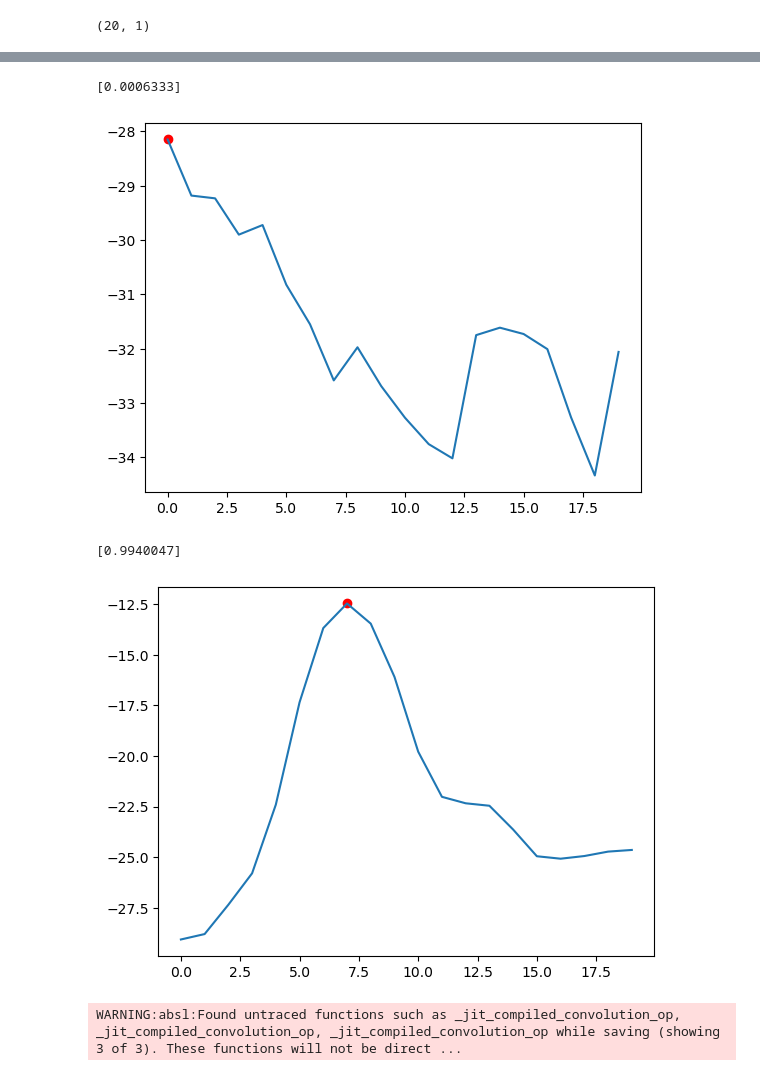
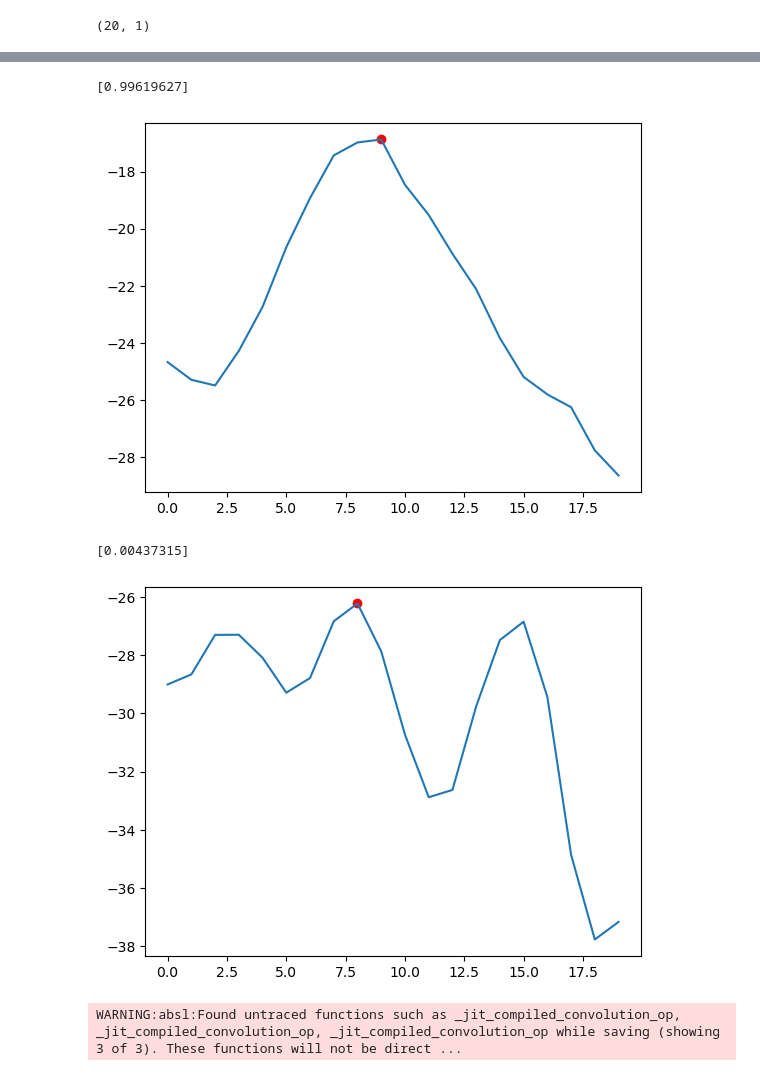
Before and after one commit to enter-opy/everest, a Jupyter notebook: train.ipynb, the cells around one changed output, grey strips where cells are left out. Drawn from its saved outputs; the diff is of its cells as text; code cells hidden in the pictures.

Commit message:
more data

```diff
--- a/train.ipynb
+++ b/train.ipynb
@@ -11,7 +11,7 @@ inputs = []
 targets = []
 # %%
 for i in range(52):
-    with open('data.json', 'r') as fp:
+    with open('dataset.json', 'r') as fp:
         data = json.load(fp)
         inputs = inputs + data['roi']
         targets = targets + data['peak']
@@ -102,17 +102,17 @@ prediction = model.predict(X_test)
 # %%
-plt.plot(X_test[60])
-plt.scatter(np.argmax(X_test[60]), max(X_test[60]), c='r')
-print(prediction[60])
+plt.plot(X_test[61])
+plt.scatter(np.argmax(X_test[61]), max(X_test[61]), c='r')
+print(prediction[61])
 # %% [output]
-[0.0006333]
+[0.99619627]
-[figure, old version]
+[figure, new version]
 # %%
 plt.plot(X_test[62])
 plt.scatter(np.argmax(X_test[62]), max(X_test[62]), c='r')
 print(prediction[62])
 # %% [output]
-[0.9940047]
+[0.00437315]
-[figure, old version]
+[figure, new version]
 # %%
 model.save("model")
 # %% [output]
```
Also changed, not shown: parts of 4 cells of this notebook, 6 other files.
